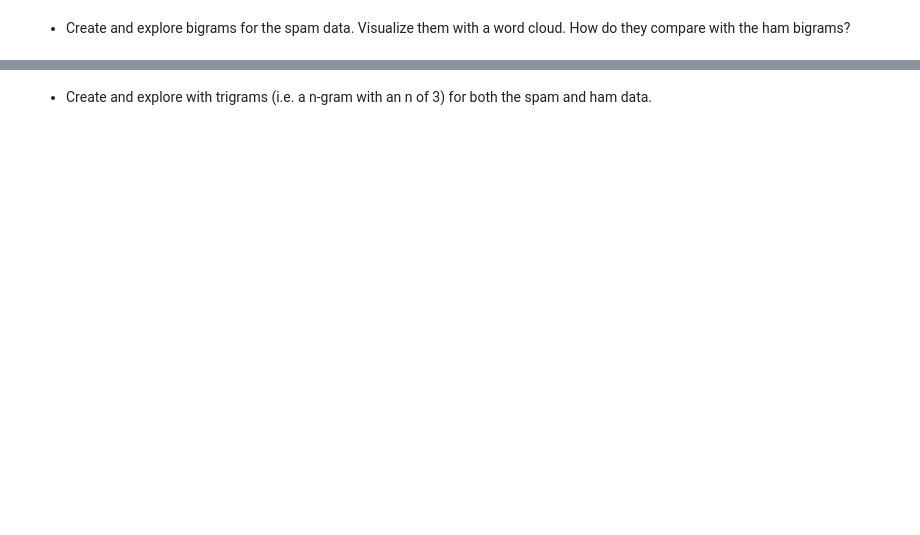
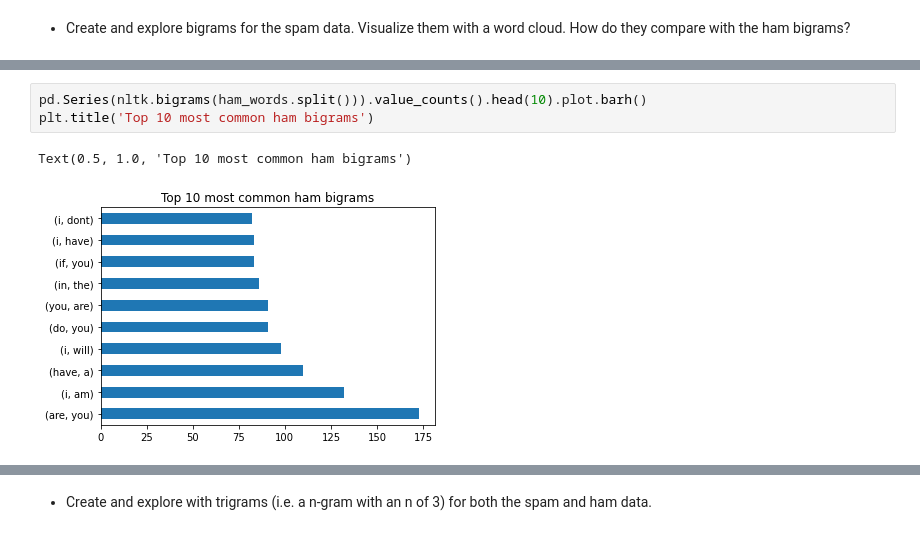
Before and after one commit to veronica-f-reyes/natural-language-processing-exercises, a Jupyter notebook: explore.ipynb, the cells around one changed output, grey strips where cells are left out. Drawn from its saved outputs; the diff is of its cells as text; blank space fills up the shorter version.

```diff
--- a/explore.ipynb
+++ b/explore.ipynb
@@ -38,0 +60,6 @@ df.head()
+# %%
+pd.Series(nltk.bigrams(ham_words.split())).value_counts().head(10).plot.barh()
+plt.title('Top 10 most common ham bigrams')
+# %% [output]
+Text(0.5, 1.0, 'Top 10 most common ham bigrams')
+[figure, added]
```
Also changed, not shown: parts of 12 cells of this notebook.
